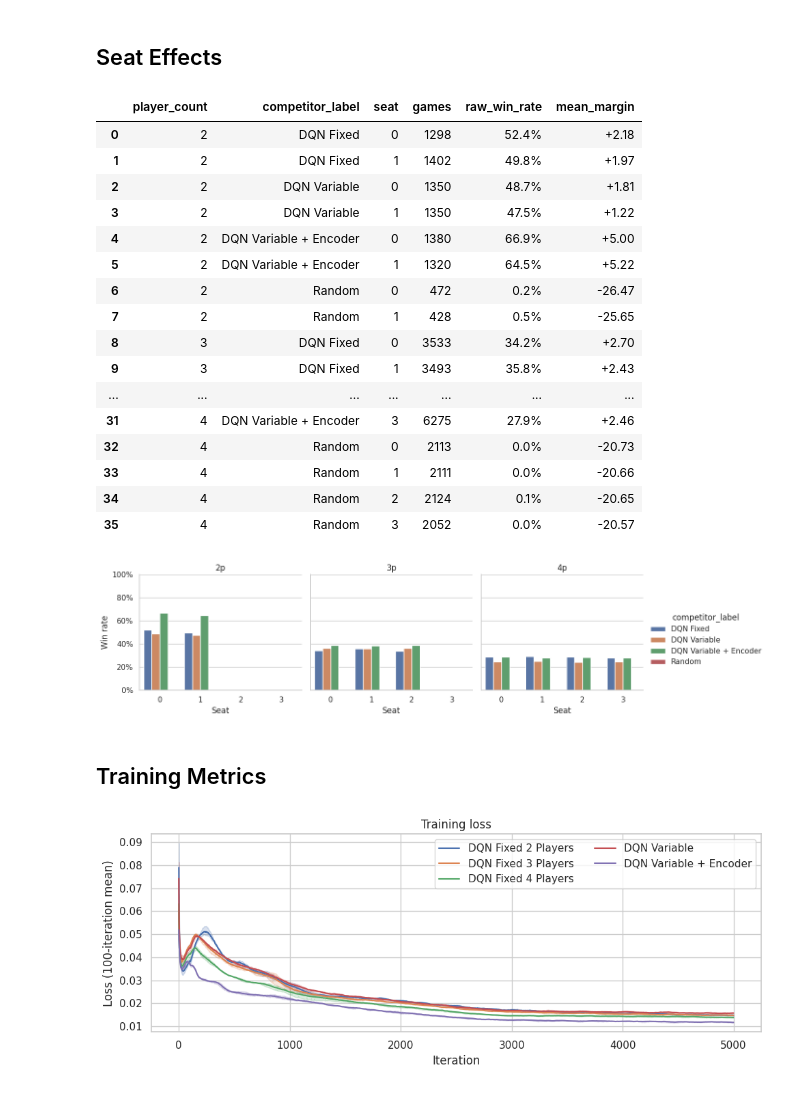
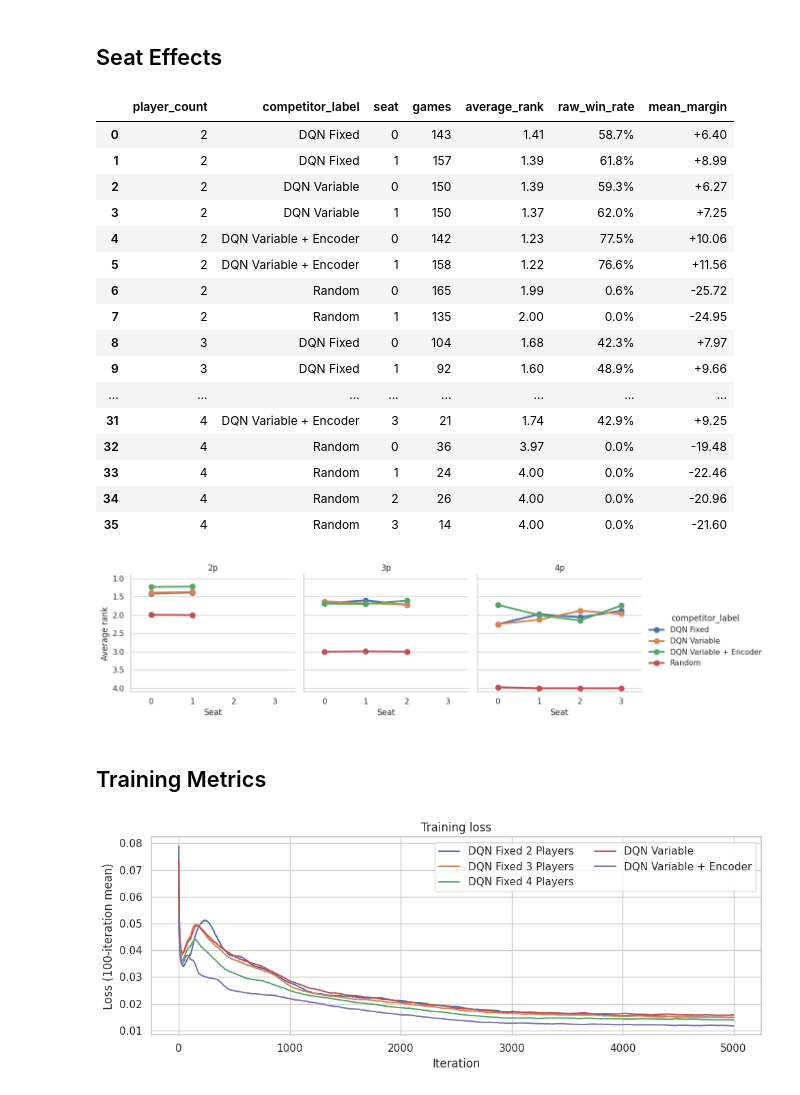
Before and after one commit to wenisbelle/SushiGo_MARL, a Jupyter notebook: analysis/league/analysis.ipynb, the cells around one changed output. Drawn from its saved outputs; the diff is of its cells as text; code cells hidden in the pictures.

Commit message:
feat: Análise usando head to head de primeiras repetições

```diff
--- a/analysis/league/analysis.ipynb
+++ b/analysis/league/analysis.ipynb
@@ -138,27 +170,30 @@ plt.tight_layout()
 # %%
 opponent_rows = []
 for row in df.itertuples(index=False):
-    for opponent_label in row.opponent_labels:
+    for opponent_label, opponent_points in zip(row.opponent_labels, pipe_ints(row.opponent_points_all)):
         opponent_rows.append({
             "player_count": row.player_count,
             "competitor_label": row.competitor_label,
             "opponent_label": opponent_label,
-            "won": row.won,
-            "point_margin": row.point_margin,
+            "head_to_head_win": row.points > opponent_points,
+            "head_to_head_tie": row.points == opponent_points,
+            "head_to_head_margin": row.points - opponent_points,
         })
 
 opponent_df = pd.DataFrame(opponent_rows)
 matchup_summary = (
     opponent_df.groupby(["player_count", "competitor_label", "opponent_label"])
       .agg(
-          rows=("won", "size"),
-          raw_win_rate=("won", "mean"),
-          mean_margin=("point_margin", "mean"),
+          rows=("head_to_head_win", "size"),
+          head_to_head_wins=("head_to_head_win", "sum"),
+          head_to_head_ties=("head_to_head_tie", "sum"),
+          head_to_head_win_rate=("head_to_head_win", "mean"),
+          mean_head_to_head_margin=("head_to_head_margin", "mean"),
       )
       .reset_index()
 )
 matchup_summary.style.format({
-    "raw_win_rate": "{:.1%}",
-    "mean_margin": "{:+.2f}",
+    "head_to_head_win_rate": "{:.1%}",
+    "mean_head_to_head_margin": "{:+.2f}",
 })
 # %% [output]
@@ -183,11 +218,11 @@ matchup_summary.style.format({
 fig, axes = plt.subplots(1, 3, figsize=(14, 4), sharey=True)
 for ax, player_count in zip(axes, (2, 3, 4)):
     matrix = matchup_summary[matchup_summary["player_count"] == player_count].pivot(
-        index="competitor_label", columns="opponent_label", values="raw_win_rate"
+        index="competitor_label", columns="opponent_label", values="head_to_head_win_rate"
     ).reindex(index=model_order, columns=model_order)
     sns.heatmap(matrix, annot=True, fmt=".0%", vmin=0, vmax=1, cmap="RdYlGn", ax=ax)
-    ax.set_title(f"{player_count}p")
-    ax.set_xlabel("Opponent in table")
+    ax.set_title(f"{player_count}p head-to-head")
+    ax.set_xlabel("Opponent")
     ax.set_ylabel("Competitor")
 plt.tight_layout()
 # %% [output]
@@ -253,53 +298,54 @@ seat_results = (
     df.groupby(["player_count", "competitor_label", "seat"])
       .agg(
           games=("match_id", "size"),
+          average_rank=("average_rank", "mean"),
           raw_win_rate=("won", "mean"),
           mean_margin=("point_margin", "mean"),
       )
       .reset_index()
 )
 seat_results.style.format({
+    "average_rank": "{:.2f}",
     "raw_win_rate": "{:.1%}",
     "mean_margin": "{:+.2f}",
 })
 # %% [output]
-|  | player_count | competitor_label | seat | games | raw_win_rate | mean_margin |
-| 0 | 2 | DQN Fixed | 0 | 1298 | 52.4% | +2.18 |
-| 1 | 2 | DQN Fixed | 1 | 1402 | 49.8% | +1.97 |
-| 2 | 2 | DQN Variable | 0 | 1350 | 48.7% | +1.81 |
-| 3 | 2 | DQN Variable | 1 | 1350 | 47.5% | +1.22 |
-| 4 | 2 | DQN Variable + Encoder | 0 | 1380 | 66.9% | +5.00 |
-| 5 | 2 | DQN Variable + Encoder | 1 | 1320 | 64.5% | +5.22 |
-| 6 | 2 | Random | 0 | 472 | 0.2% | -26.47 |
-| 7 | 2 | Random | 1 | 428 | 0.5% | -25.65 |
-| 8 | 3 | DQN Fixed | 0 | 3533 | 34.2% | +2.70 |
-| 9 | 3 | DQN Fixed | 1 | 3493 | 35.8% | +2.43 |
-| ... | ... | ... | ... | ... | ... | ... |
-| 31 | 4 | DQN Variable + Encoder | 3 | 6275 | 27.9% | +2.46 |
-| 32 | 4 | Random | 0 | 2113 | 0.0% | -20.73 |
-| 33 | 4 | Random | 1 | 2111 | 0.0% | -20.66 |
-| 34 | 4 | Random | 2 | 2124 | 0.1% | -20.65 |
-| 35 | 4 | Random | 3 | 2052 | 0.0% | -20.57 |
+|  | player_count | competitor_label | seat | games | average_rank | raw_win_rate | mean_margin |
+| 0 | 2 | DQN Fixed | 0 | 143 | 1.41 | 58.7% | +6.40 |
+| 1 | 2 | DQN Fixed | 1 | 157 | 1.39 | 61.8% | +8.99 |
+| 2 | 2 | DQN Variable | 0 | 150 | 1.39 | 59.3% | +6.27 |
+| 3 | 2 | DQN Variable | 1 | 150 | 1.37 | 62.0% | +7.25 |
+| 4 | 2 | DQN Variable + Encoder | 0 | 142 | 1.23 | 77.5% | +10.06 |
+| 5 | 2 | DQN Variable + Encoder | 1 | 158 | 1.22 | 76.6% | +11.56 |
+| 6 | 2 | Random | 0 | 165 | 1.99 | 0.6% | -25.72 |
+| 7 | 2 | Random | 1 | 135 | 2.00 | 0.0% | -24.95 |
+| 8 | 3 | DQN Fixed | 0 | 104 | 1.68 | 42.3% | +7.97 |
+| 9 | 3 | DQN Fixed | 1 | 92 | 1.60 | 48.9% | +9.66 |
+| ... | ... | ... | ... | ... | ... | ... | ... |
+| 31 | 4 | DQN Variable + Encoder | 3 | 21 | 1.74 | 42.9% | +9.25 |
+| 32 | 4 | Random | 0 | 36 | 3.97 | 0.0% | -19.48 |
+| 33 | 4 | Random | 1 | 24 | 4.00 | 0.0% | -22.46 |
+| 34 | 4 | Random | 2 | 26 | 4.00 | 0.0% | -20.96 |
+| 35 | 4 | Random | 3 | 14 | 4.00 | 0.0% | -21.60 |
 # %%
 grid = sns.catplot(
     data=seat_results,
-    kind="bar",
+    kind="point",
     x="seat",
-    y="raw_win_rate",
+    y="average_rank",
     hue="competitor_label",
     hue_order=model_order,
     col="player_count",
     errorbar=None,
     height=3.5,
     aspect=1.1,
 )
-grid.set_axis_labels("Seat", "Win rate")
+grid.set_axis_labels("Seat", "Average rank")
 grid.set_titles("{col_name}p")
 for ax in grid.axes.flat:
-    ax.set_ylim(0, 1)
-    ax.yaxis.set_major_formatter(lambda x, _: f"{x:.0%}")
+    ax.set_ylim(df["player_count"].max() + 0.1, 0.9)
 # %% [output]
-[figure, old version]
+[figure, new version]
 # %% [markdown]
 ## Training Metrics
 # %%
@@ -331,14 +377,14 @@ training_df["return_smoothed"] = training_df.groupby(["checkpoint", "repetition"
 )
 # %%
 plt.figure(figsize=(10, 4))
-sns.lineplot(data=training_df, x="iteration", y="loss_smoothed", hue="checkpoint")
+sns.lineplot(data=training_df, x="iteration", y="loss_smoothed", hue="checkpoint", errorbar=None)
 plt.title("Training loss")
 plt.xlabel("Iteration")
 plt.ylabel("Loss (100-iteration mean)")
 plt.legend(title="", ncol=2)
 plt.tight_layout()
 # %% [output]
-[figure, old version]
+[figure, new version]
 # %%
 training_time = training_df.groupby(["checkpoint", "repetition"], as_index=False)["elapsed_seconds"].max()
 training_time["hours"] = training_time["elapsed_seconds"] / 3600
```
Also changed, not shown: parts of 13 cells of this notebook, 5 other files.
